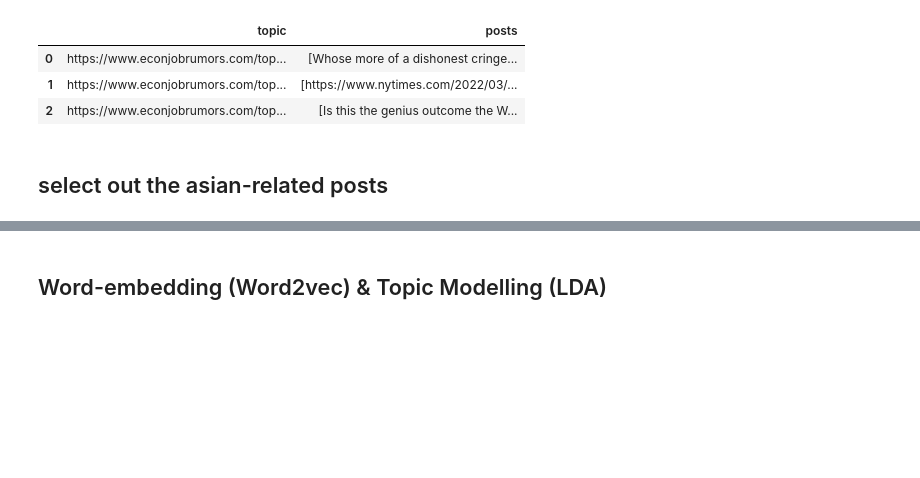
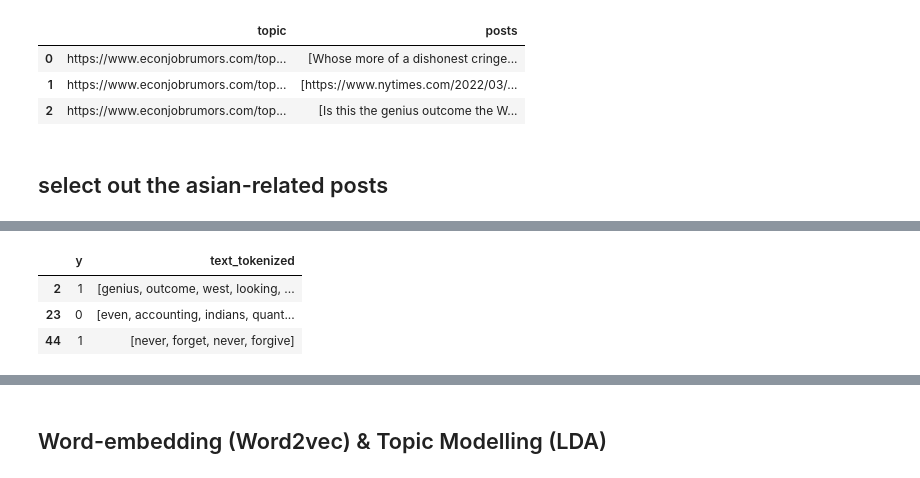
Before and after one commit to y4c6/master_thesis, a Jupyter notebook: EJMR_LDA.ipynb, the cells around one changed output, grey strips where cells are left out. Cells and saved outputs as stored; diff of their text form; code cells hidden in the pictures; blank space fills up the shorter version.

```diff
--- a/EJMR_LDA.ipynb
+++ b/EJMR_LDA.ipynb
@@ -100,0 +169,20 @@ flatten_asian_posts = [' '.join(i).lower() for i in asian_posts]
+# %%
+## check library
+import gensim
+
+## ignore warnings
+import warnings
+warnings.filterwarnings('ignore')
+
+# # if you want to see the training messages, you can use it
+# import logging
+# logging.basicConfig(format='%(asctime)s : %(levelname)s : %(message)s', level=logging.INFO)
+
+## the input type
+df['text_tokenized'] = df['posts'].apply(lambda x: tokenize_and_remove_stopwords(preprocess_text( ' '.join(x) )))
+df[['y', 'text_tokenized']].head(3)
+# %% [output]
+|  | y | text_tokenized |
+| 2 | 1 | [genius, outcome, west, looking, ... |
+| 23 | 0 | [even, accounting, indians, quant... |
+| 44 | 1 | [never, forget, never, forgive] |
```
Also changed, not shown: parts of 36 cells of this notebook.
